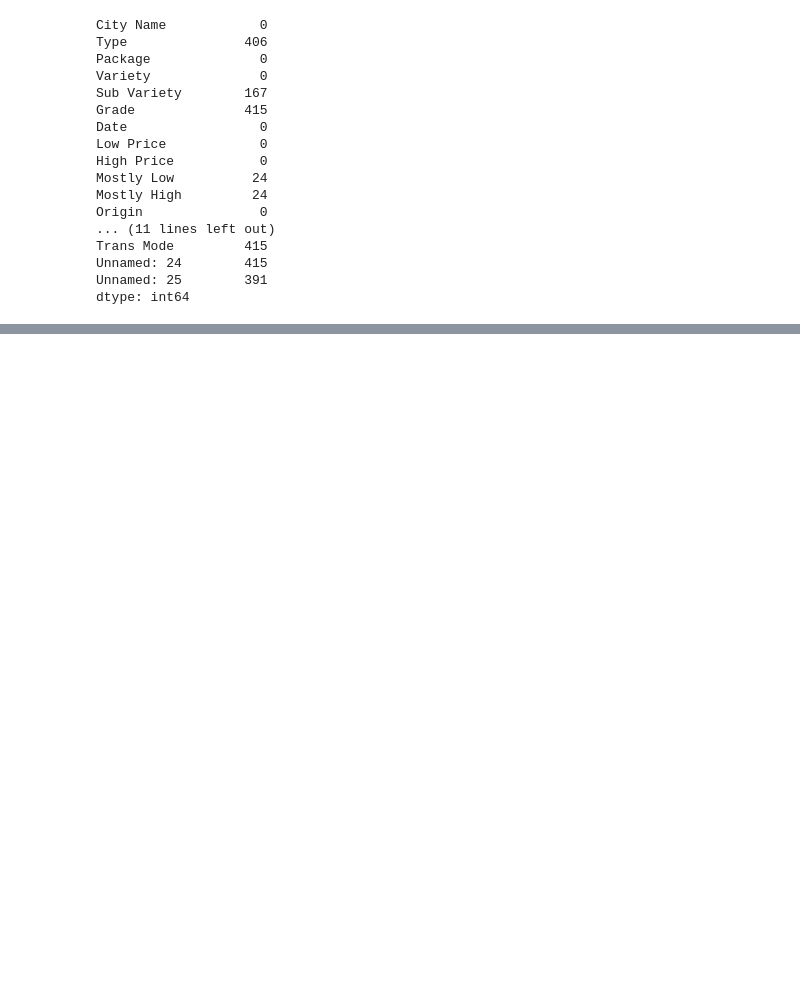
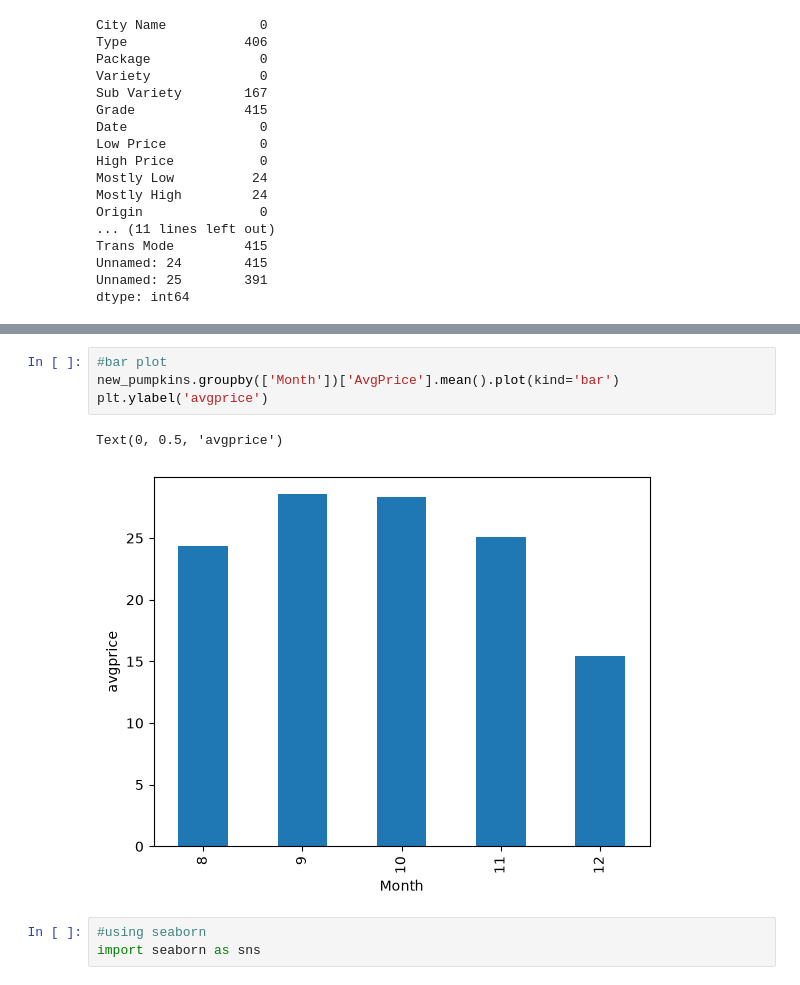
Before and after one commit to staxkworks/ML-For-Beginners, a Jupyter notebook: 2-Regression/2-Data/notebook.ipynb, the cells around one changed output, grey strips where cells are left out. Drawn from its saved outputs; the diff is of its cells as text; blank space fills up the shorter version.

```diff
--- a/2-Regression/2-Data/notebook.ipynb
+++ b/2-Regression/2-Data/notebook.ipynb
@@ -90,0 +132,10 @@ new_pumpkins.head(5)
+# %%
+#bar plot
+new_pumpkins.groupby(['Month'])['AvgPrice'].mean().plot(kind='bar')
+plt.ylabel('avgprice')
+# %% [output]
+Text(0, 0.5, 'avgprice')
+[figure, added]
+# %%
+#using seaborn
+import seaborn as sns
```
Also changed, not shown: parts of 14 cells of this notebook, 1 other file.
